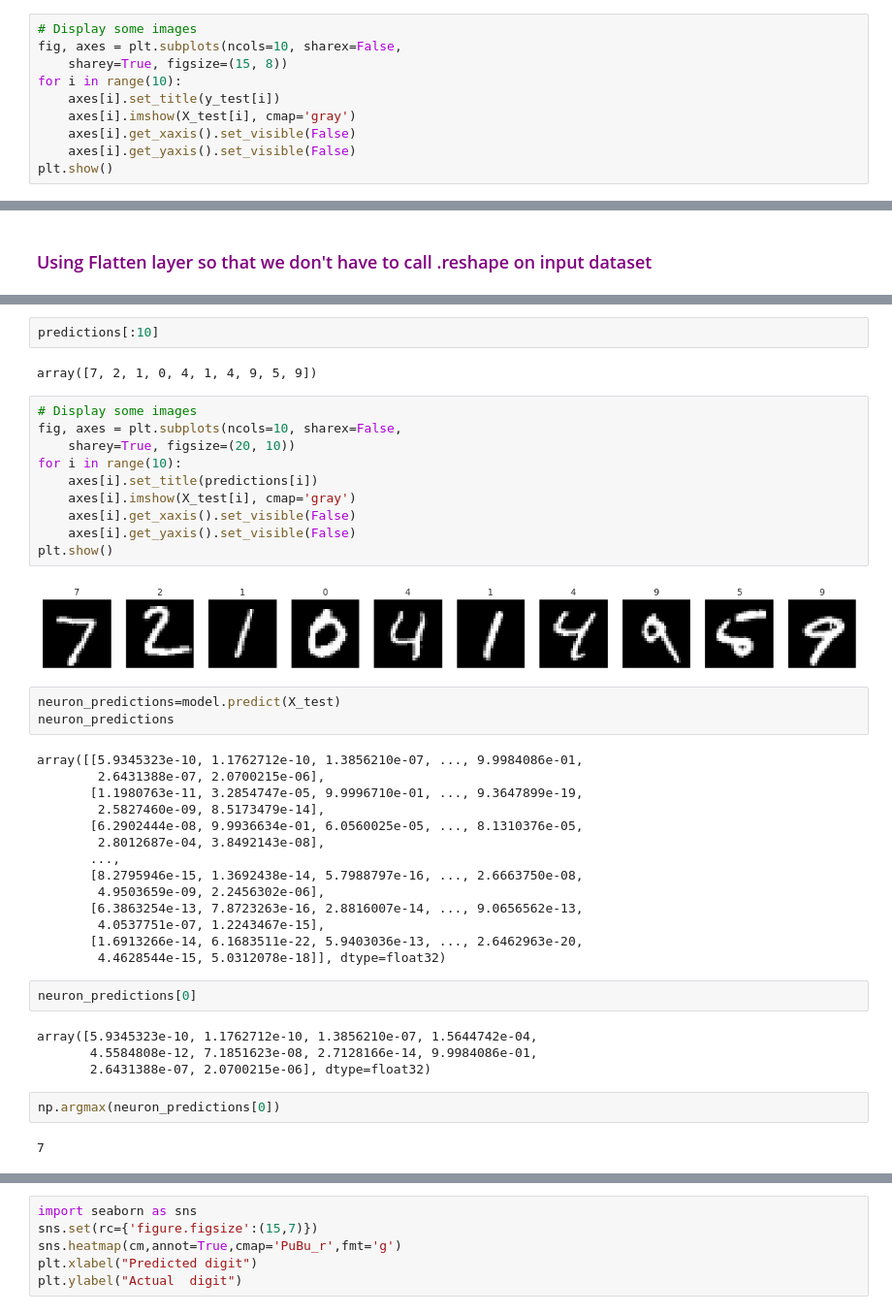
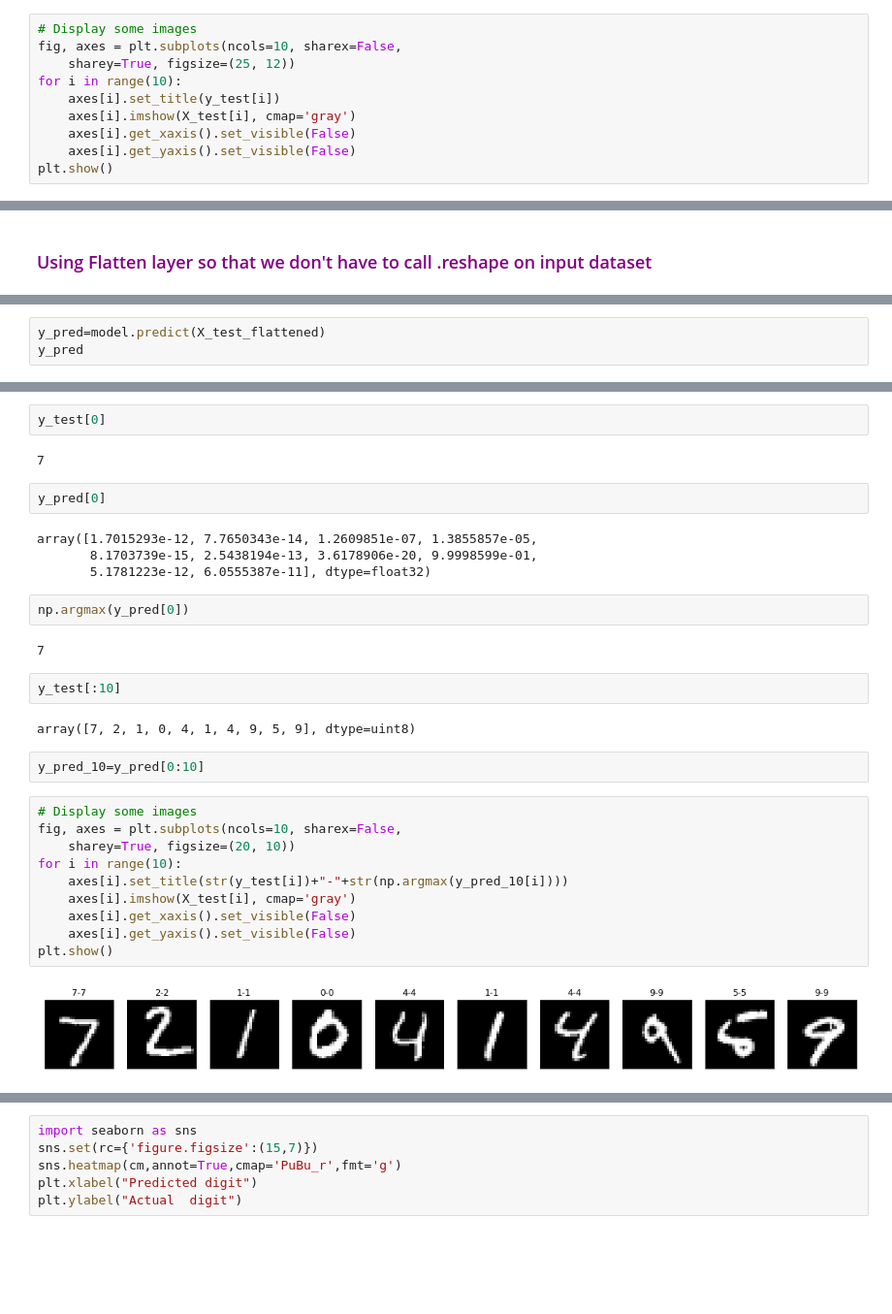
Before and after one commit to nilaykarade/regenesys-deep-learnig, a Jupyter notebook: day 3/tf_2_ANN_for_MNIST_dataset.ipynb, the cells around one changed output, grey strips where cells are left out. Shown: that part at 97% size. Cells and saved outputs as stored; diff of their text form; blank space fills up the shorter version.

```diff
--- a/day 3/tf_2_ANN_for_MNIST_dataset.ipynb
+++ b/day 3/tf_2_ANN_for_MNIST_dataset.ipynb
@@ -95,7 +98,7 @@ plt.show()
 # %%
 # Display some images
 fig, axes = plt.subplots(ncols=10, sharex=False,
-    sharey=True, figsize=(15, 8))
+    sharey=True, figsize=(25, 12))
 for i in range(10):
     axes[i].set_title(y_test[i])
     axes[i].imshow(X_test[i], cmap='gray')
@@ -283,0 +282,3 @@ array([7, 2, 1, ..., 4, 5, 6])
+# %%
+y_pred=model.predict(X_test_flattened)
+y_pred
@@ -284,43 +305,32 @@ array([7, 2, 1, ..., 4, 5, 6])
+# %%
+y_test[0]
+# %% [output]
+7
+# %%
+y_pred[0]
+# %% [output]
+array([1.7015293e-12, 7.7650343e-14, 1.2609851e-07, 1.3855857e-05,
+       8.1703739e-15, 2.5438194e-13, 3.6178906e-20, 9.9998599e-01,
+       5.1781223e-12, 6.0555387e-11], dtype=float32)
+# %%
+np.argmax(y_pred[0])
+# %% [output]
+7
 # %%
-predictions[:10]
+y_test[:10]
 # %% [output]
-array([7, 2, 1, 0, 4, 1, 4, 9, 5, 9])
+array([7, 2, 1, 0, 4, 1, 4, 9, 5, 9], dtype=uint8)
+# %%
+y_pred_10=y_pred[0:10]
 # %%
 # Display some images
 fig, axes = plt.subplots(ncols=10, sharex=False,
     sharey=True, figsize=(20, 10))
 for i in range(10):
-    axes[i].set_title(predictions[i])
+    axes[i].set_title(str(y_test[i])+"-"+str(np.argmax(y_pred_10[i])))
     axes[i].imshow(X_test[i], cmap='gray')
     axes[i].get_xaxis().set_visible(False)
     axes[i].get_yaxis().set_visible(False)
 plt.show()
 # %% [output]
-[figure, old version]
+[figure, new version]
-# %%
-neuron_predictions=model.predict(X_test)
-neuron_predictions
-# %% [output]
-array([[5.9345323e-10, 1.1762712e-10, 1.3856210e-07, ..., 9.9984086e-01,
-        2.6431388e-07, 2.0700215e-06],
-       [1.1980763e-11, 3.2854747e-05, 9.9996710e-01, ..., 9.3647899e-19,
-        2.5827460e-09, 8.5173479e-14],
-       [6.2902444e-08, 9.9936634e-01, 6.0560025e-05, ..., 8.1310376e-05,
-        2.8012687e-04, 3.8492143e-08],
-       ...,
-       [8.2795946e-15, 1.3692438e-14, 5.7988797e-16, ..., 2.6663750e-08,
-        4.9503659e-09, 2.2456302e-06],
-       [6.3863254e-13, 7.8723263e-16, 2.8816007e-14, ..., 9.0656562e-13,
-        4.0537751e-07, 1.2243467e-15],
-       [1.6913266e-14, 6.1683511e-22, 5.9403036e-13, ..., 2.6462963e-20,
-        4.4628544e-15, 5.0312078e-18]], dtype=float32)
-# %%
-neuron_predictions[0]
-# %% [output]
-array([5.9345323e-10, 1.1762712e-10, 1.3856210e-07, 1.5644742e-04,
-       4.5584808e-12, 7.1851623e-08, 2.7128166e-14, 9.9984086e-01,
-       2.6431388e-07, 2.0700215e-06], dtype=float32)
-# %%
-np.argmax(neuron_predictions[0])
-# %% [output]
-7
```
Also changed, not shown: parts of 15 cells of this notebook.
